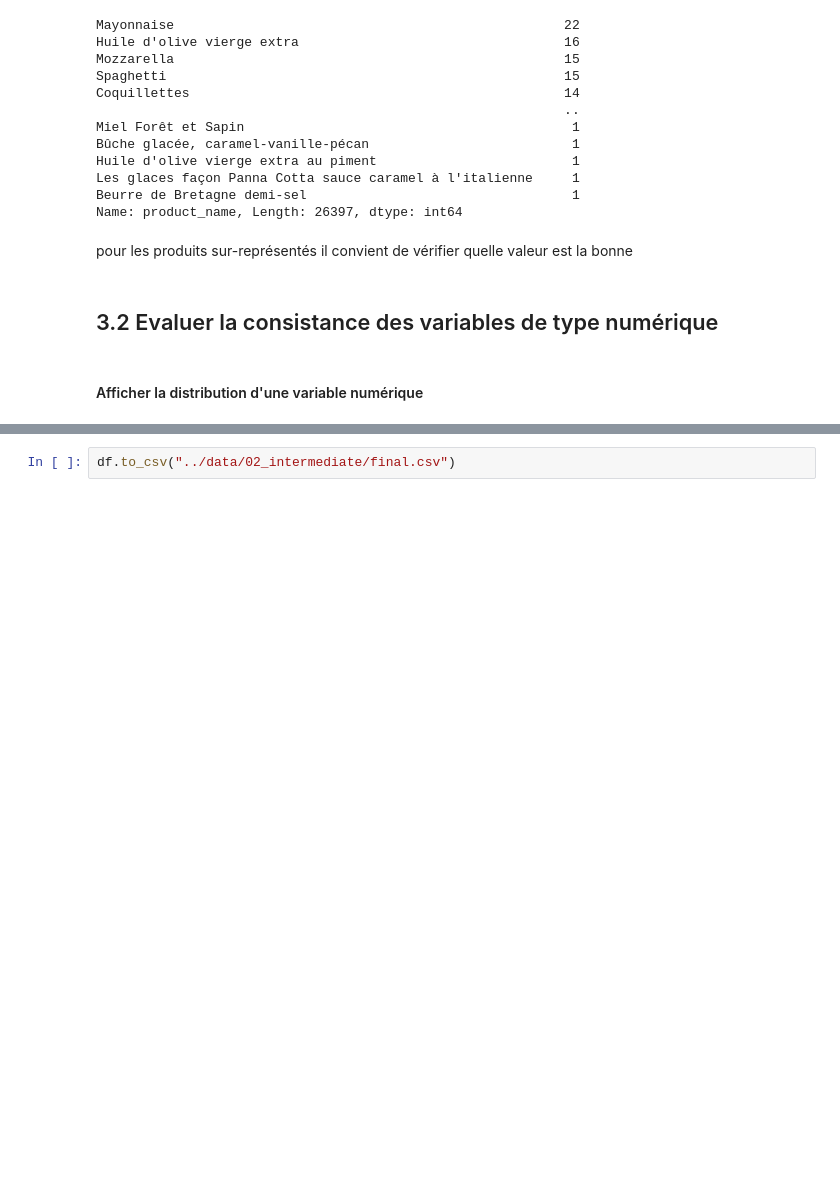
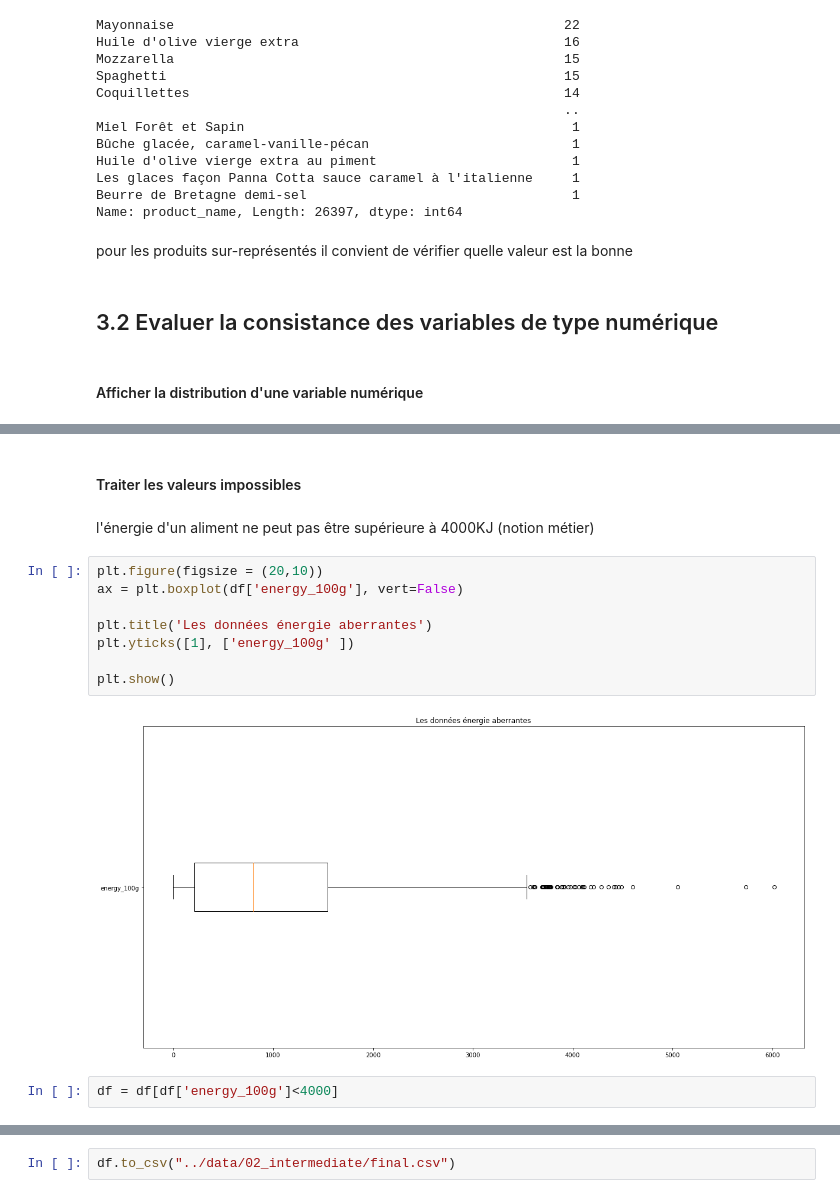
Before and after one commit to MarieDeSmedt/FoodFlix, a Jupyter notebook: notebook/Data_clean.ipynb, the cells around one changed output, grey strips where cells are left out. Drawn from its saved outputs; the diff is of its cells as text; blank space fills up the shorter version.

```diff
--- a/notebook/Data_clean.ipynb
+++ b/notebook/Data_clean.ipynb
@@ -165,0 +181,16 @@ TypeError: Horizontal orientation requires numeric `x` variable.
+# %% [markdown]
+#### Traiter les valeurs impossibles
+# %% [markdown]
+l'énergie d'un aliment ne peut pas être supérieure à 4000KJ (notion métier)
+# %%
+plt.figure(figsize = (20,10))
+ax = plt.boxplot(df['energy_100g'], vert=False)
+
+plt.title('Les données énergie aberrantes')
+plt.yticks([1], ['energy_100g' ])
+
+plt.show()
+# %% [output]
+[figure, added]
+# %%
+df = df[df['energy_100g']<4000]
```
Also changed, not shown: parts of 6 cells of this notebook, 1 other file.
